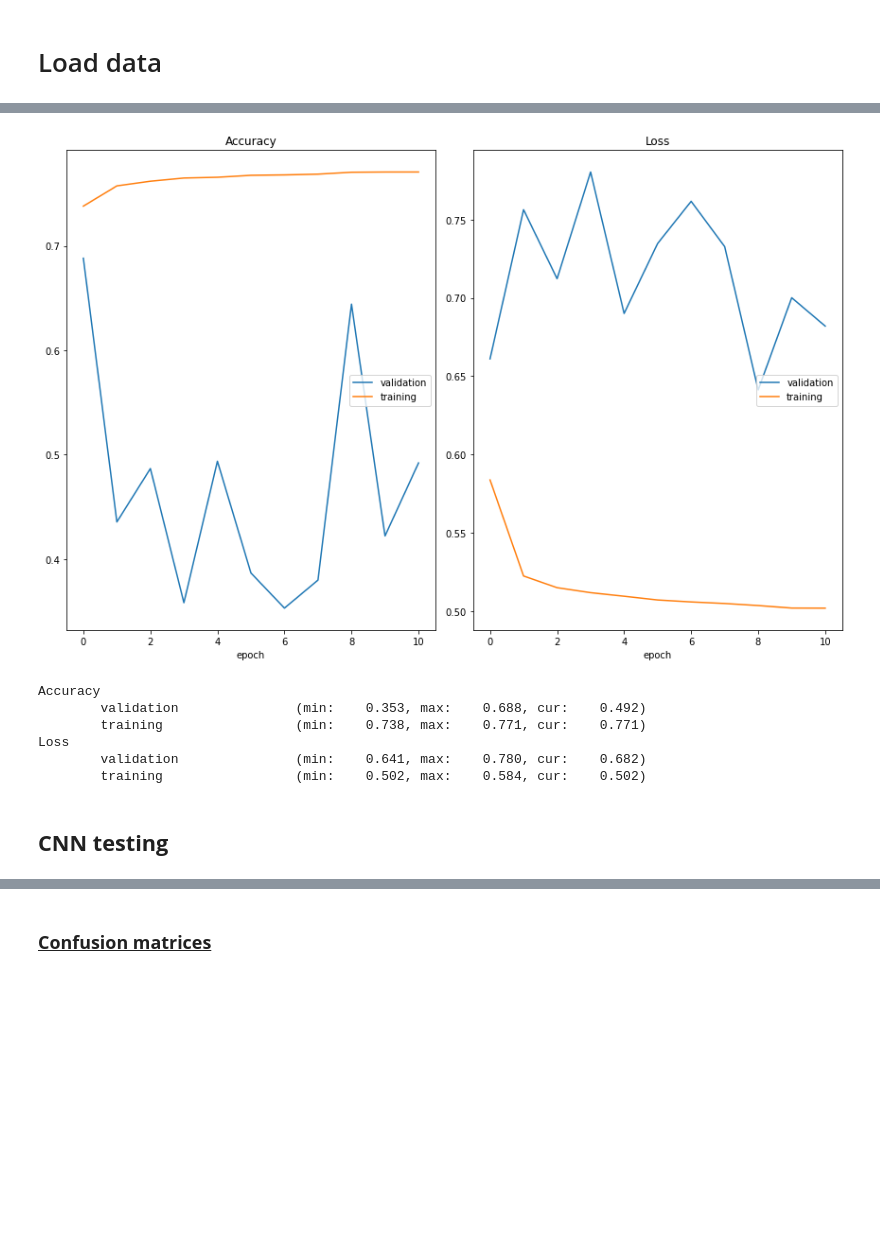
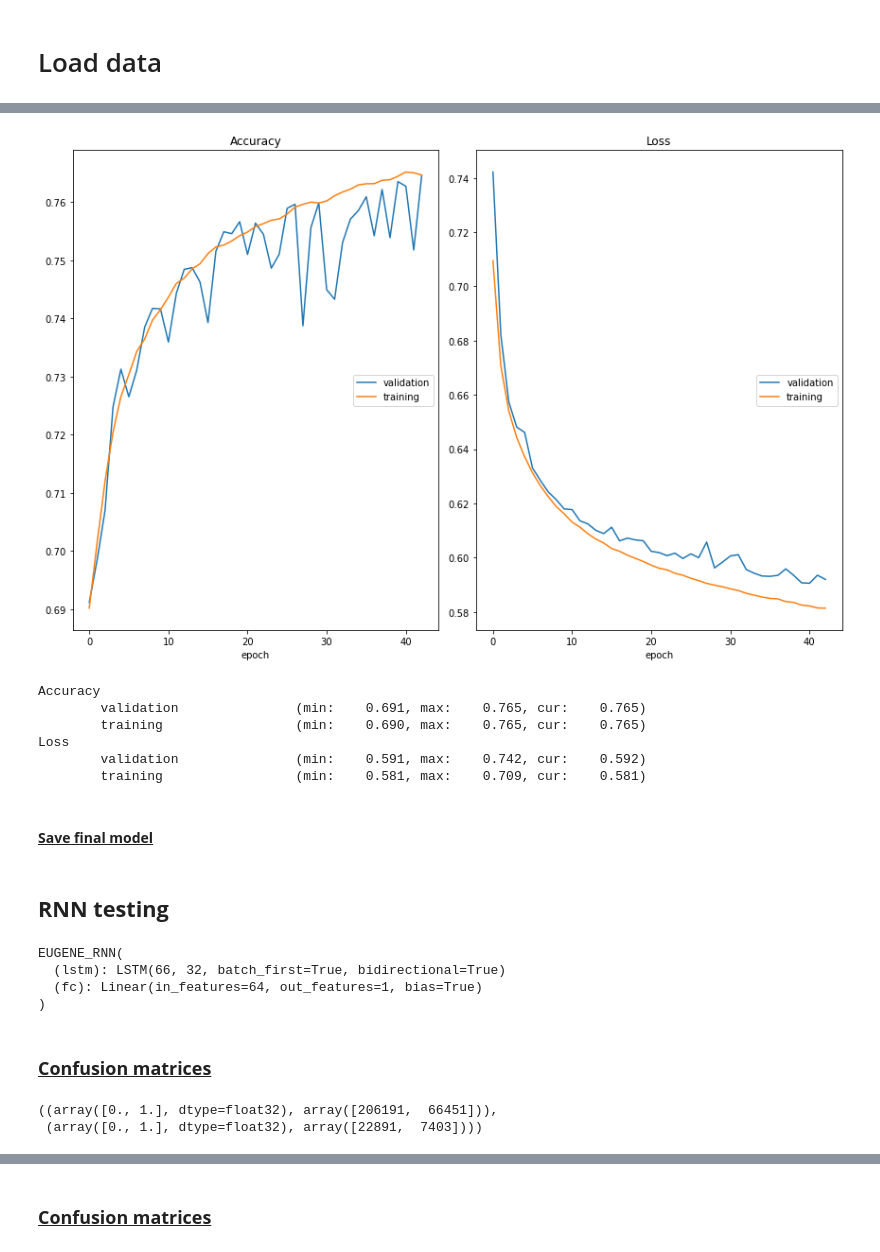
Before and after one commit to ML4GLand/EUGENe, a Jupyter notebook: NN/RNN_Classification.ipynb, the cells around one changed output, grey strips where cells are left out. Drawn from its saved outputs; the diff is of its cells as text; code cells hidden in the pictures; blank space fills up the shorter version.

```diff
--- a/NN/RNN_Classification.ipynb
+++ b/NN/RNN_Classification.ipynb
@@ -155,7 +100,7 @@ def init_weights(m):
 # %%
 # Instantiate model and move to gpu if available
-eugene = EUGENE()
-eugene.apply(init_weights)
+eugene = EUGENE_biLSTM_test(66, num_layers=5, dropout=0.1)
+#eugene.apply(project_utils.init_weights)
 device = torch.device('cuda' if torch.cuda.is_available() else 'cpu')
 print("Executing the model on :", device)
 eugene.to(device)
@@ -178,8 +115,9 @@ def accuracy(raw, labels):
 # Grab some seqs and outputs to test out on
 indexes = np.random.choice(len(X_train), size=5)
 random_seqs = torch.from_numpy(X_train[indexes, :, :]).float().to(device)
-outputs = eugene(random_seqs).squeeze(dim=1)
-random_labels = torch.from_numpy(y[indexes]).to(device)
+random_rev_seqs = torch.from_numpy(X_train_rev[indexes, :, :]).float().to(device)
+outputs = eugene(random_seqs, random_rev_seqs).squeeze(dim=1)
+random_labels = torch.from_numpy(y_train[indexes]).to(device)
 print(outputs)
 print(random_labels)
 # %% [output]
@@ -190,8 +128,10 @@ tensor([0, 0, 0, 1, 0], device='cuda:0')
 from torch.utils.data import TensorDataset, DataLoader
 # %%
 # Build Datasets objects from arrays
-train_dataset = TensorDataset(torch.from_numpy(X_train), torch.from_numpy(y_train))
-val_dataset = TensorDataset(torch.from_numpy(X_test), torch.from_numpy(y_test))
+#train_dataset = TensorDataset(torch.from_numpy(X_train), torch.from_numpy(y_train))
+train_dataset = TensorDataset(torch.from_numpy(np.stack([X_train, X_train_rev], axis=3)), torch.from_numpy(y_train))
+#val_dataset = TensorDataset(torch.from_numpy(X_test), torch.from_numpy(y_test))
+val_dataset = TensorDataset(torch.from_numpy(np.stack([X_test, X_test_rev], axis=3)), torch.from_numpy(y_test))
 # %%
 # Build Loaders from the Datasets
 train_loader = DataLoader(train_dataset, batch_size=256, shuffle=True)
@@ -224,18 +164,20 @@ def train_model(model, criterion, optimizer, num_epoch):
             running_loss = 0.0
             running_acc = 0.0
             for inputs, targets in dataloaders[phase]:
-                inputs = inputs.to(device)
-                outputs = model(inputs.float())
+                #inputs = inputs.to(device)
+                input_forward = inputs[:, :, :, 0].to(device)
+                input_reverse = inputs[:, :, :, 1].to(device)
+                #outputs = model(inputs.float())
+                outputs = model(input_forward.float(), input_reverse.float())
                 targets = targets.unsqueeze(dim=1).to(device)
                 loss = criterion(outputs, targets.float())
                 if phase == 'train':
-                    if epoch < 150:
-                        optimizer.zero_grad()
-                        loss.backward()
-                        optimizer.step()
+                    optimizer.zero_grad()
+                    loss.backward()
+                    optimizer.step()
 
                 running_loss += loss.item()
-                running_acc += accuracy(outputs, targets)
+                running_acc += project_utils.accuracy(outputs, targets)
 
             epoch_loss = running_loss / len(dataloaders[phase].dataset)
             epoch_acc = running_acc / len(dataloaders[phase].dataset)
@@ -256,14 +198,16 @@ def train_model(model, criterion, optimizer, num_epoch):
 # %%
 ### Train the model
 dataloaders = {"train": train_loader, "validation": val_loader}
-optimizer = torch.optim.SGD(eugene.parameters(), lr=0.001)
-criterion = torch.nn.BCEWithLogitsLoss(reduction='sum') #, pos_weight=torch.tensor(6.3))
+optimizer = torch.optim.Adam(eugene.parameters(), lr=0.0001)
+criterion = torch.nn.BCEWithLogitsLoss(reduction='sum', pos_weight=torch.tensor(1.3))
 loss_history, acc_history, _ = train_model(eugene, criterion, optimizer, 50)
 # %% [output]
-[figure, old version]
+[figure, new version]
 Accuracy
-        validation               (min:    0.353, max:    0.688, cur:    0.492)
-        training                 (min:    0.738, max:    0.771, cur:    0.771)
+        validation               (min:    0.691, max:    0.765, cur:    0.765)
+        training                 (min:    0.690, max:    0.765, cur:    0.765)
 Loss
-        validation               (min:    0.641, max:    0.780, cur:    0.682)
-        training                 (min:    0.502, max:    0.584, cur:    0.502)
+        validation               (min:    0.591, max:    0.742, cur:    0.592)
+        training                 (min:    0.581, max:    0.709, cur:    0.581)
+# %% [markdown]
+#### <u> **Save final model** </u>
@@ -270,2 +216,12 @@ Loss
 # %% [markdown]
-## **CNN testing**
+## **RNN testing**
+# %%
+from EUGENE_RNN import EUGENE_RNN
+test_eugene = EUGENE_RNN(66)
+test_eugene.load_state_dict(torch.load("{}_{}_{}-clf_{}.pt".format(PREPROCESS, FEATURES, ARCHITECTURE, HYPERPARAM), map_location=torch.device('cpu')))
+test_eugene.eval()
+# %% [output]
+EUGENE_RNN(
+  (lstm): LSTM(66, 32, batch_first=True, bidirectional=True)
+  (fc): Linear(in_features=64, out_features=1, bias=True)
+)
@@ -271,0 +236,2 @@ Loss
+# %% [markdown]
+### <u>**Confusion matrices** </u>
@@ -271,0 +240,5 @@ Loss
+# %%
+np.unique(y_tr_preds, return_counts=True), np.unique(y_preds, return_counts=True)
+# %% [output]
+((array([0., 1.], dtype=float32), array([206191,  66451])),
+ (array([0., 1.], dtype=float32), array([22891,  7403])))
```
Also changed, not shown: parts of 67 cells of this notebook, 11 other files.
